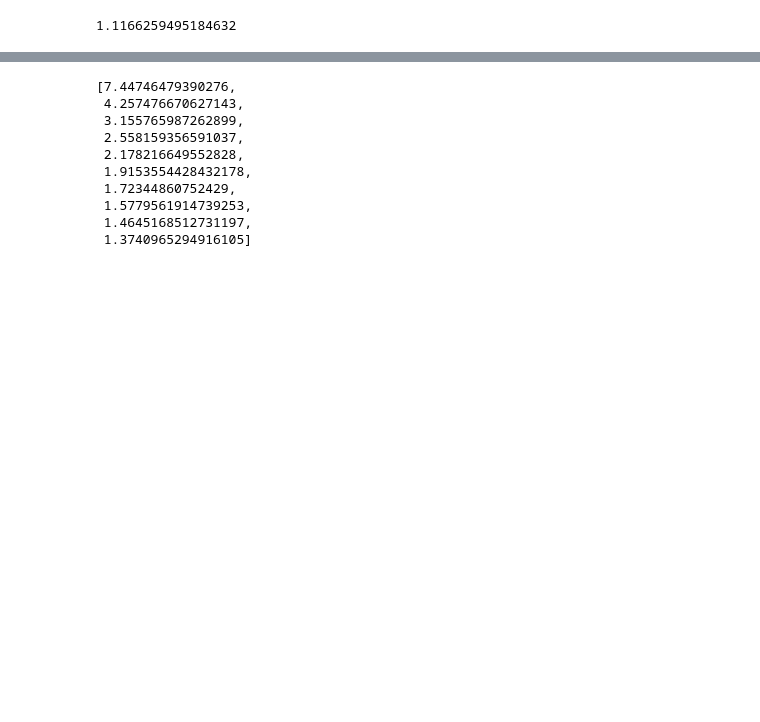
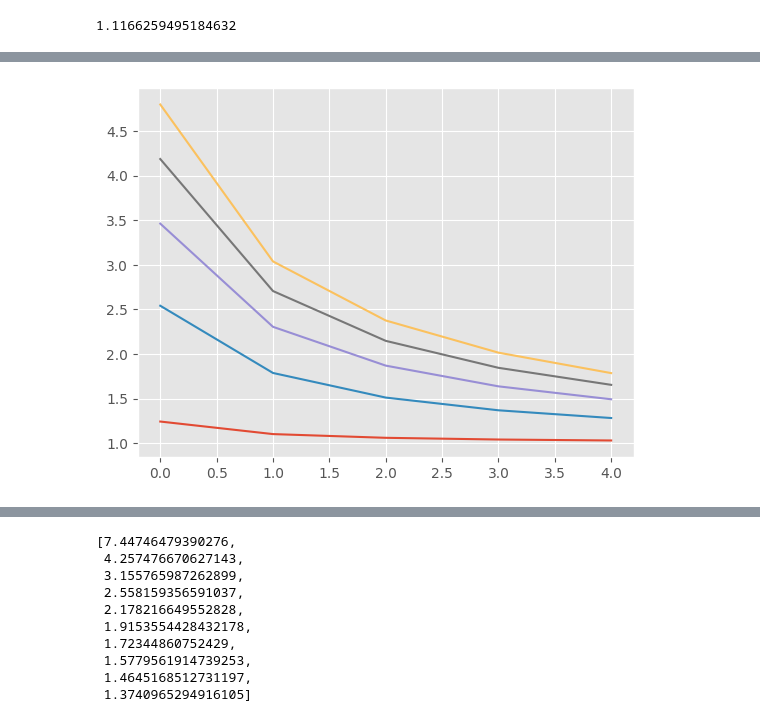
Before and after one commit to MarcoC1796/recommender-systems-thesis, a Jupyter notebook: MovieLens1MRS.ipynb, the cells around one changed output, grey strips where cells are left out. Cells and saved outputs as stored; diff of their text form; code cells hidden in the pictures; blank space fills up the shorter version.

```diff
--- a/MovieLens1MRS.ipynb
+++ b/MovieLens1MRS.ipynb
@@ -867,0 +890,12 @@ train_errors, val_errors = model.fit(train_interactions=train_val_set, validatio
+# %%
+for num_factors, val_errors in zip(num_factors_list, train_errors_result):
+  list1 = train_errors
+  list2= val_errors
+  # Plotting the lists
+  #plt.plot(list1, label=f'Training error | factors={num_factors}')
+  plt.plot(list2[:], label=f'Validation error | factors={num_factors}')
+
+# plt.legend()
+plt.show()
+# %% [output]
+[figure, added]
```
Also changed, not shown: parts of 17 cells of this notebook.
